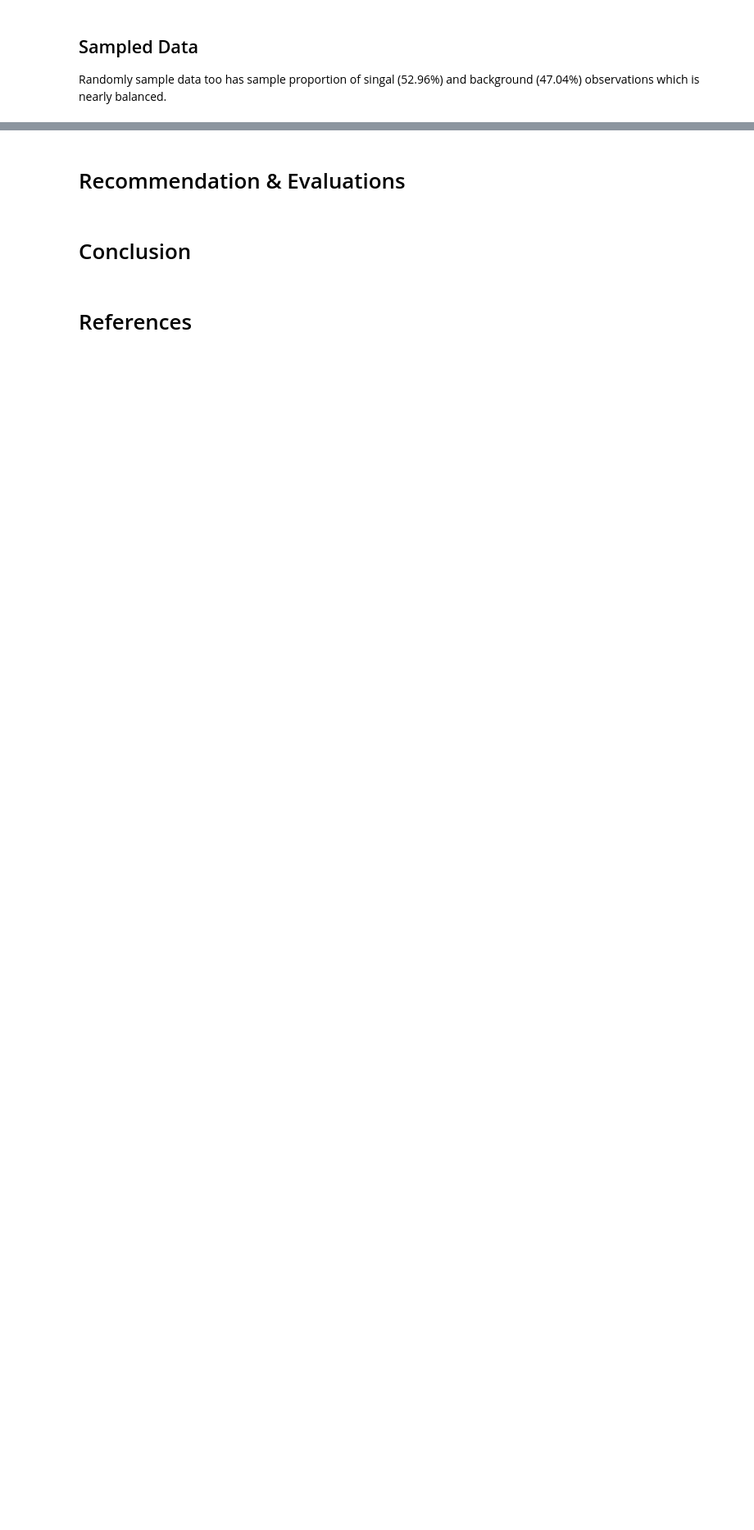
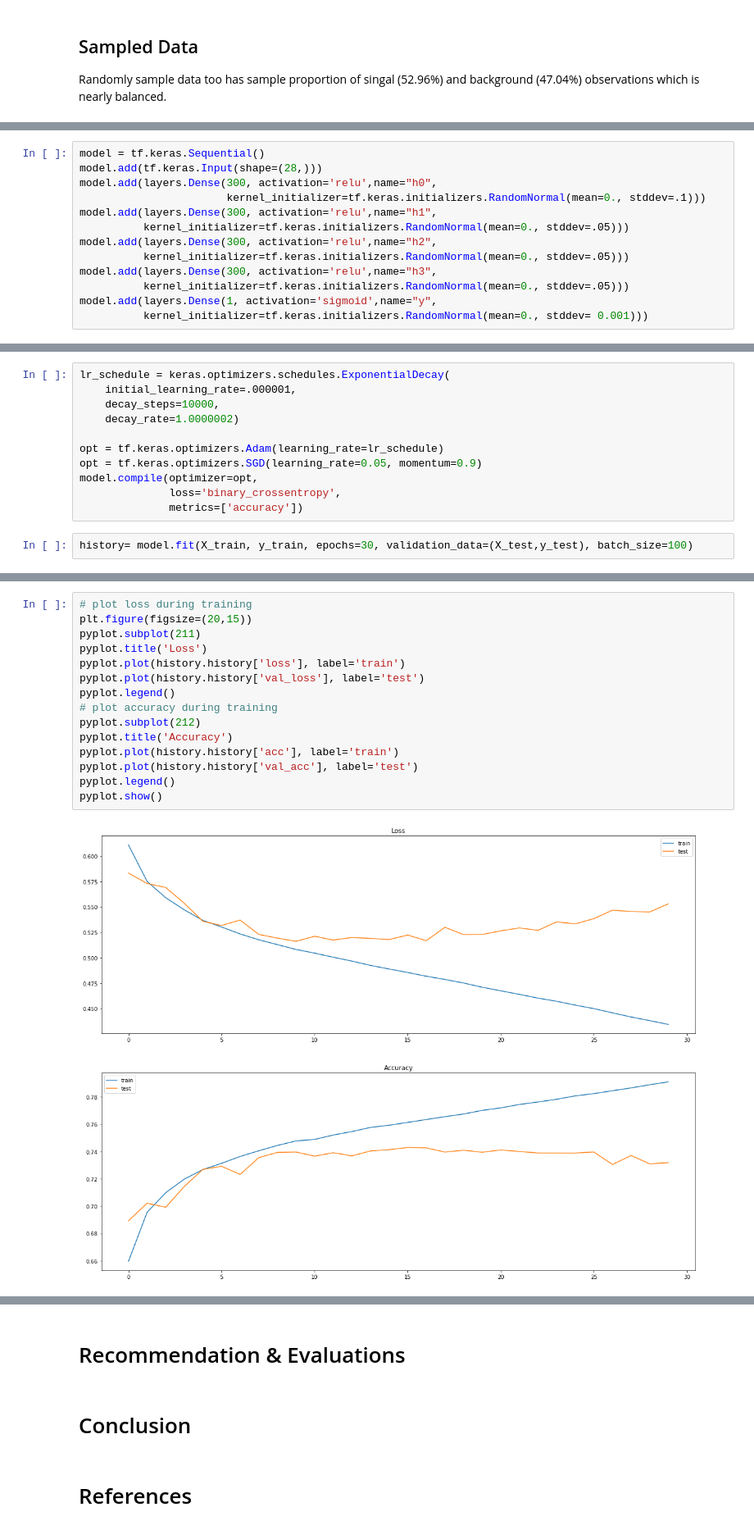
Before and after one commit to sachinac/MSDS7333, a Jupyter notebook: case_study06/msds_qtw_case_study06.ipynb, the cells around one changed output, grey strips where cells are left out. Shown at 82% size. Cells and saved outputs as stored; diff of their text form; blank space fills up the shorter version.

Commit message:
Initial modeling

```diff
--- a/case_study06/msds_qtw_case_study06.ipynb
+++ b/case_study06/msds_qtw_case_study06.ipynb
@@ -186,0 +237,13 @@ model in the paper, we used the same hyperparameters from the paper as listed be
+# %%
+model = tf.keras.Sequential()
+model.add(tf.keras.Input(shape=(28,)))
+model.add(layers.Dense(300, activation='relu',name="h0",
+                       kernel_initializer=tf.keras.initializers.RandomNormal(mean=0., stddev=.1)))
+model.add(layers.Dense(300, activation='relu',name="h1",
+          kernel_initializer=tf.keras.initializers.RandomNormal(mean=0., stddev=.05)))
+model.add(layers.Dense(300, activation='relu',name="h2",
+          kernel_initializer=tf.keras.initializers.RandomNormal(mean=0., stddev=.05)))
+model.add(layers.Dense(300, activation='relu',name="h3",
+          kernel_initializer=tf.keras.initializers.RandomNormal(mean=0., stddev=.05)))
+model.add(layers.Dense(1, activation='sigmoid',name="y",
+          kernel_initializer=tf.keras.initializers.RandomNormal(mean=0., stddev= 0.001)))
@@ -186,0 +271,13 @@ model in the paper, we used the same hyperparameters from the paper as listed be
+# %%
+lr_schedule = keras.optimizers.schedules.ExponentialDecay(
+    initial_learning_rate=.000001,
+    decay_steps=10000,
+    decay_rate=1.0000002)
+
+opt = tf.keras.optimizers.Adam(learning_rate=lr_schedule)
+opt = tf.keras.optimizers.SGD(learning_rate=0.05, momentum=0.9)
+model.compile(optimizer=opt,
+              loss='binary_crossentropy',
+              metrics=['accuracy'])
+# %%
+history= model.fit(X_train, y_train, epochs=30, validation_data=(X_test,y_test), batch_size=100)
@@ -186,0 +311,17 @@ model in the paper, we used the same hyperparameters from the paper as listed be
+# %%
+# plot loss during training
+plt.figure(figsize=(20,15))
+pyplot.subplot(211)
+pyplot.title('Loss')
+pyplot.plot(history.history['loss'], label='train')
+pyplot.plot(history.history['val_loss'], label='test')
+pyplot.legend()
+# plot accuracy during training
+pyplot.subplot(212)
+pyplot.title('Accuracy')
+pyplot.plot(history.history['acc'], label='train')
+pyplot.plot(history.history['val_acc'], label='test')
+pyplot.legend()
+pyplot.show()
+# %% [output]
+[figure, added]
```
Also changed, not shown: parts of 15 cells of this notebook.
